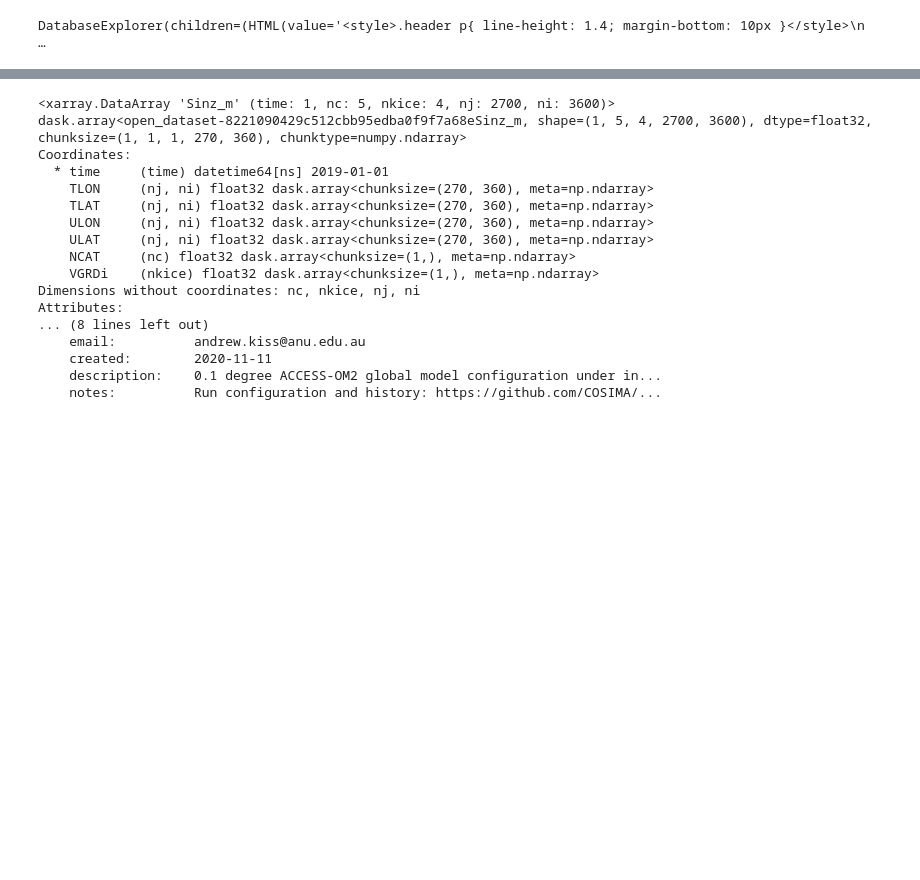
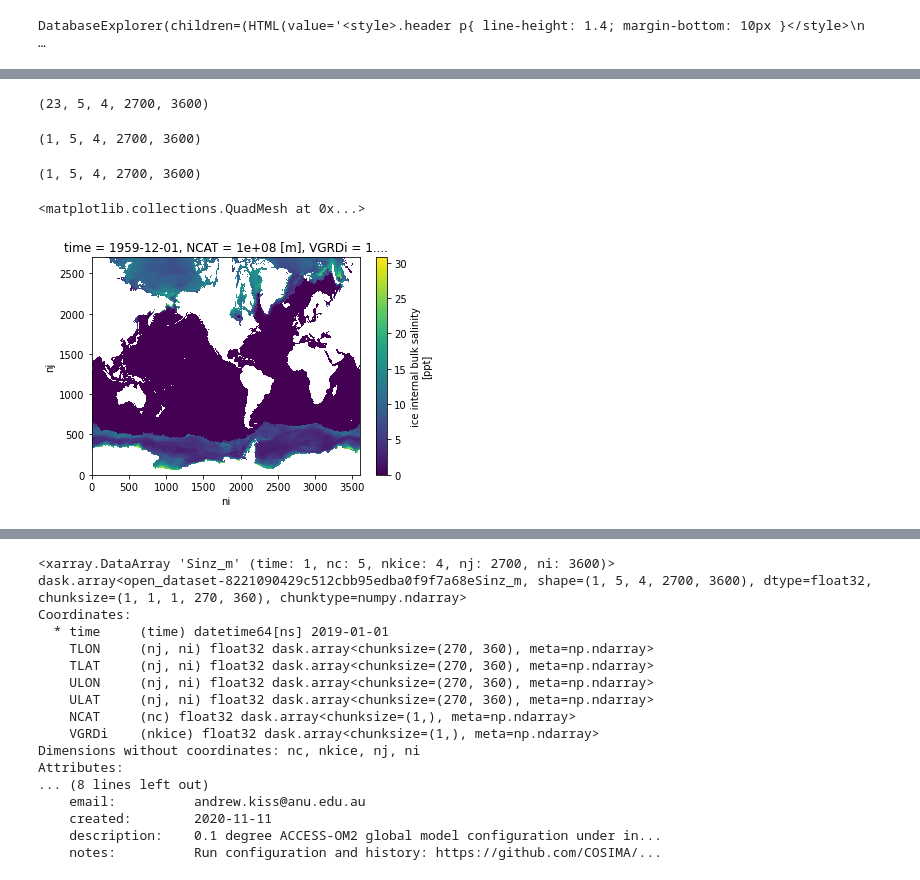
Before and after one commit to aekiss/notebooks, a Jupyter notebook: check-sinz-tinz.ipynb, the cells around one changed output, grey strips where cells are left out. Drawn from its saved outputs; the diff is of its cells as text; code cells hidden in the pictures; blank space fills up the shorter version.

Commit message:
check cycle 4 in check-sinz-tinz.ipynb

```diff
--- a/check-sinz-tinz.ipynb
+++ b/check-sinz-tinz.ipynb
@@ -48,0 +30,6 @@ sinz = cc.querying.getvar('01deg_jra55v140_iaf_cycle3', 'Sinz_m', session, n=-1)
+# %%
+sinzall.shape # NB: time axis present
+# %% [output]
+(23, 5, 4, 2700, 3600)
+# %%
+sinz = cc.querying.getvar('01deg_jra55v140_iaf_cycle4', 'Sinz_m', session, n=-1)
@@ -48,0 +38,13 @@ sinz = cc.querying.getvar('01deg_jra55v140_iaf_cycle3', 'Sinz_m', session, n=-1)
+# %%
+sinz.shape
+# %% [output]
+(1, 5, 4, 2700, 3600)
+# %%
+tinz.shape
+# %% [output]
+(1, 5, 4, 2700, 3600)
+# %%
+sinz.isel(time=0,nc=4,nkice=0).plot()
+# %% [output]
+<matplotlib.collections.QuadMesh at 0x...>
+[figure, added]
```
Also changed, not shown: parts of 14 cells of this notebook.
